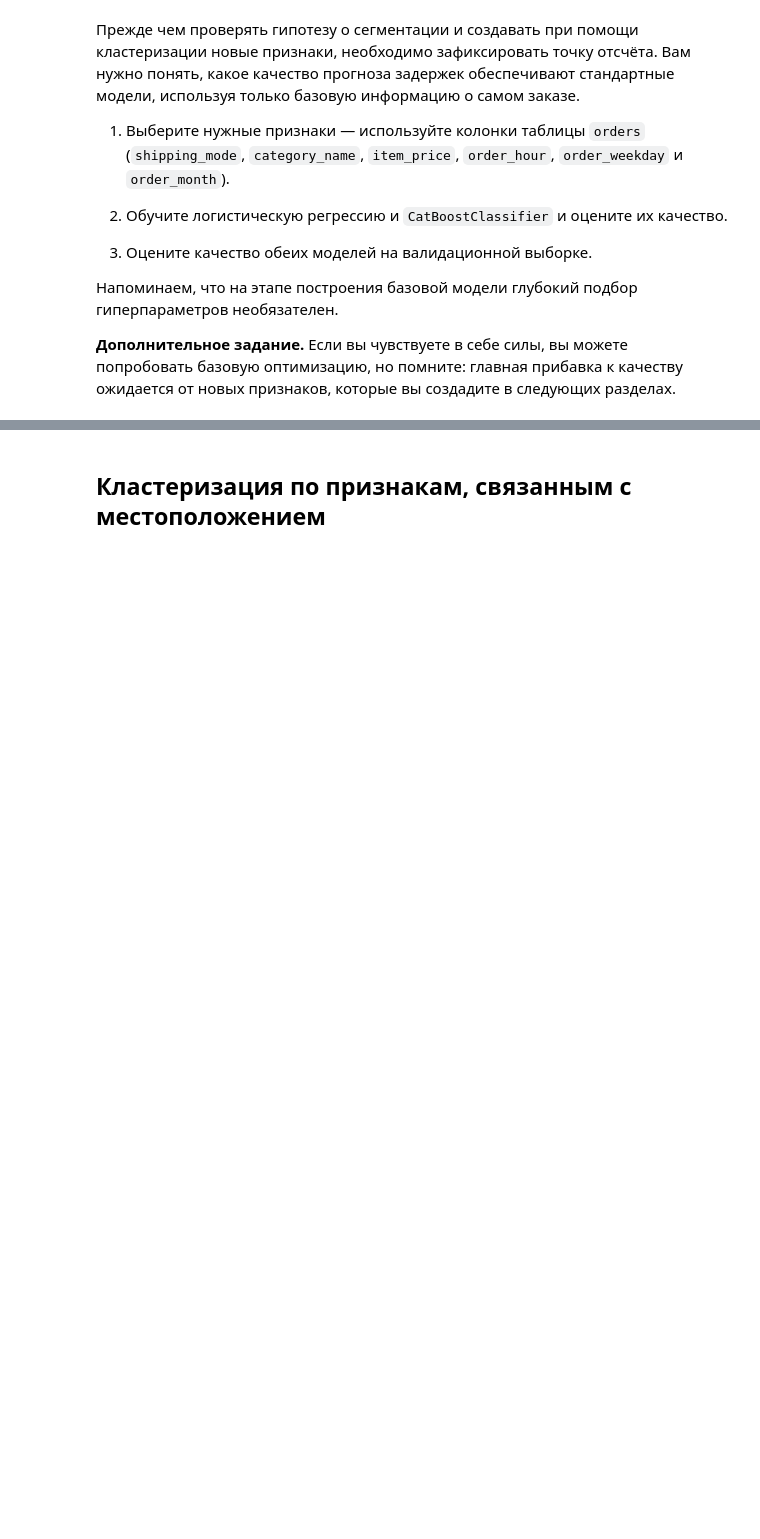
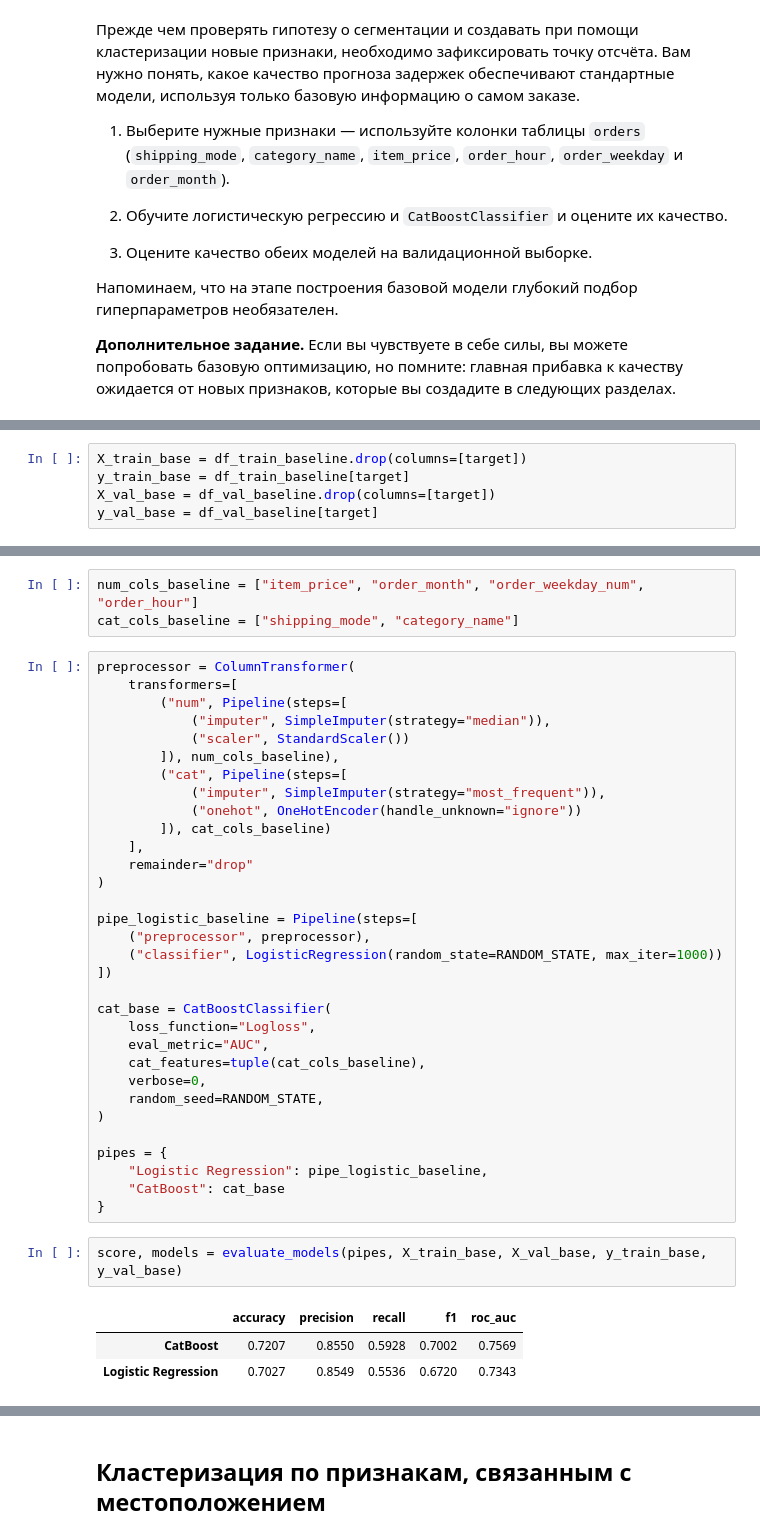
Before and after one commit to averagedigital/DS2026practicum, a Jupyter notebook: projects/module-5-unsupervised/clustering_risks.ipynb, the cells around one changed output, grey strips where cells are left out. Cells and saved outputs as stored; diff of their text form; blank space fills up the shorter version.

Commit message:
task 4, baseline model (catboost + logistic)

```diff
--- a/projects/module-5-unsupervised/clustering_risks.ipynb
+++ b/projects/module-5-unsupervised/clustering_risks.ipynb
@@ -799,0 +806,5 @@ val in test: 0
+# %%
+X_train_base = df_train_baseline.drop(columns=[target])
+y_train_base = df_train_baseline[target]
+X_val_base = df_val_baseline.drop(columns=[target])
+y_val_base = df_val_baseline[target]
@@ -799,0 +841,41 @@ val in test: 0
+# %%
+num_cols_baseline = ["item_price", "order_month", "order_weekday_num", "order_hour"]
+cat_cols_baseline = ["shipping_mode", "category_name"]
+# %%
+preprocessor = ColumnTransformer(
+    transformers=[
+        ("num", Pipeline(steps=[
+            ("imputer", SimpleImputer(strategy="median")),
+            ("scaler", StandardScaler())
+        ]), num_cols_baseline),
+        ("cat", Pipeline(steps=[
+            ("imputer", SimpleImputer(strategy="most_frequent")),
+            ("onehot", OneHotEncoder(handle_unknown="ignore"))
+        ]), cat_cols_baseline)
+    ],
+    remainder="drop"
+)
+
+pipe_logistic_baseline = Pipeline(steps=[
+    ("preprocessor", preprocessor),
+    ("classifier", LogisticRegression(random_state=RANDOM_STATE, max_iter=1000))
+])
+
+cat_base = CatBoostClassifier(
+    loss_function="Logloss",
+    eval_metric="AUC",
+    cat_features=tuple(cat_cols_baseline),
+    verbose=0,
+    random_seed=RANDOM_STATE,
+)
+
+pipes = {
+    "Logistic Regression": pipe_logistic_baseline,
+    "CatBoost": cat_base
+}
+# %%
+score, models = evaluate_models(pipes, X_train_base, X_val_base, y_train_base, y_val_base)
+# %% [output]
+|  | accuracy | precision | recall | f1 | roc_auc |
+| CatBoost | 0.7207 | 0.8550 | 0.5928 | 0.7002 | 0.7569 |
+| Logistic Regression | 0.7027 | 0.8549 | 0.5536 | 0.6720 | 0.7343 |
```
Also changed, not shown: parts of 5 cells of this notebook.
